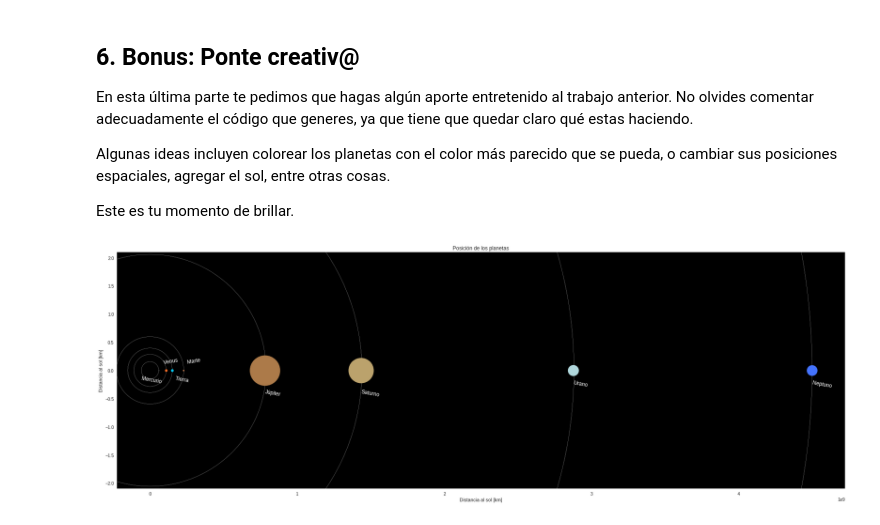
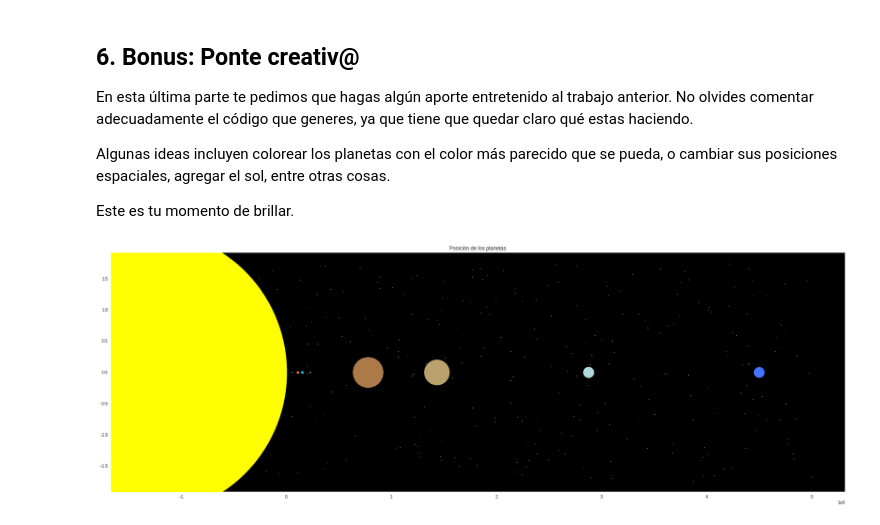
Before and after one commit to dvnielxy/minitarea1, a Jupyter notebook: minitarea1.ipynb, the cells around one changed output. Drawn from its saved outputs; the diff is of its cells as text; code cells hidden in the pictures.

```diff
--- a/minitarea1.ipynb
+++ b/minitarea1.ipynb
@@ -216,42 +216,36 @@ Algunas ideas incluyen colorear los planetas con el color más parecido que se p
 
 Este es tu momento de brillar.
 # %%
+import random, math
+
 fig2 = plt.figure(figsize=(30,10))
 
-# String con el área (en pt) que define cada circunferencia de la órbita de los planetas (aproximada).
-s = [1600, 5500, 10500, 24000, 285000, 950000, 3800000, 9267250]
+# Plot de 300 estrellas aleatorias.
+for i in range(300):
+  T = 1.75
+  x = random.randint(-0.5e9,5e9)
+  y = random.random()*T if x % 2 == 0 else random.random()*-T
+  plt.scatter(x, y, 1, facecolors="white", edgecolors="white")
 
-# Gráfico de las órbitas (no a escala según las escalas de los ejes X e Y, solo para tener una referencia de las órbitas)
-for i in range(num_planetas):
-  plt.scatter(0, 0, s[i], facecolors="none", edgecolors="w")
+# Creación del Sol como elemento de la clase Planeta.
+sol = Planeta("Sol", 650000, -1.35e9)
 
 # Plot de cada planeta por separado para especificar su color.
 plt.plot(dict_planetas["Mercurio"].distancia, 0, 'o', markersize = dict_planetas["Mercurio"].radio/1000, color = (89/255,89/255,89/255))
 plt.plot(dict_planetas["Venus"].distancia, 0, 'o', markersize = dict_planetas["Venus"].radio/1000, color = (247/255,110/255,40/255))
 plt.plot(dict_planetas["Tierra"].distancia, 0, 'o', markersize = dict_planetas["Tierra"].radio/1000, color = (2/255,174/223,240/255))
 plt.plot(dict_planetas["Marte"].distancia, 0, 'o', markersize = dict_planetas["Marte"].radio/1000, color = (223/255,124/223,93/255))
 plt.plot(dict_planetas["Júpiter"].distancia, 0, 'o', markersize = dict_planetas["Júpiter"].radio/1000, color = (172/255,122/255,73/255))
 plt.plot(dict_planetas["Saturno"].distancia, 0, 'o', markersize = dict_planetas["Saturno"].radio/1000, color = (187/255,162/255,108/255))
 plt.plot(dict_planetas["Urano"].distancia, 0, 'o', markersize = dict_planetas["Urano"].radio/1000, color = (176/255,215/255,220/255))
 plt.plot(dict_planetas["Neptuno"].distancia, 0, 'o', markersize = dict_planetas["Neptuno"].radio/1000, color = (68/255,115/255,253/255))
-
-# Texto para cada marker que representa a los planetas.
-plt.text(dict_planetas["Mercurio"].distancia-120000000, -0.004*40, dict_planetas["Mercurio"].nombre, rotation = -10, size = 12, color = "w")
-plt.text(dict_planetas["Venus"].distancia-20000000, 0.004*40, dict_planetas["Venus"].nombre, rotation = 10, size = 12, color = "w")
-plt.text(dict_planetas["Tierra"].distancia+20000000, -0.004*40, dict_planetas["Tierra"].nombre, rotation = -10, size = 12, color = "w")
-plt.text(dict_planetas["Marte"].distancia+20000000, 0.004*40, dict_planetas["Marte"].nombre, rotation = 10, size = 12, color = "w")
-plt.text(dict_planetas["Júpiter"].distancia, -0.010*40, dict_planetas["Júpiter"].nombre, rotation = -10, size = 12, color = "w")
-plt.text(dict_planetas["Saturno"].distancia, -0.010*40, dict_planetas["Saturno"].nombre, rotation = -10, size = 12, color = "w")
-plt.text(dict_planetas["Urano"].distancia, -0.006*40, dict_planetas["Urano"].nombre, rotation = -10, size = 12, color = "w")
-plt.text(dict_planetas["Neptuno"].distancia, -0.006*40, dict_planetas["Neptuno"].nombre, rotation = -10, size = 12, color = "w")
+plt.plot(sol.distancia, 0, 'o', markersize=sol.radio/1000, color=(1,1,0))
 
 # Nombre de los ejes y títulos.
-plt.xlabel("Distancia al sol [km]")
-plt.ylabel("Distancia al sol [km]")
 plt.title("Posición de los planetas")
 
 # Color del grid y del fondo.
 plt.grid(color='black')
 plt.rcParams['axes.facecolor'] = 'black'
 # %% [output]
-[figure, old version]
+[figure, new version]
```
Also changed, not shown: parts of 1 cell of this notebook.
